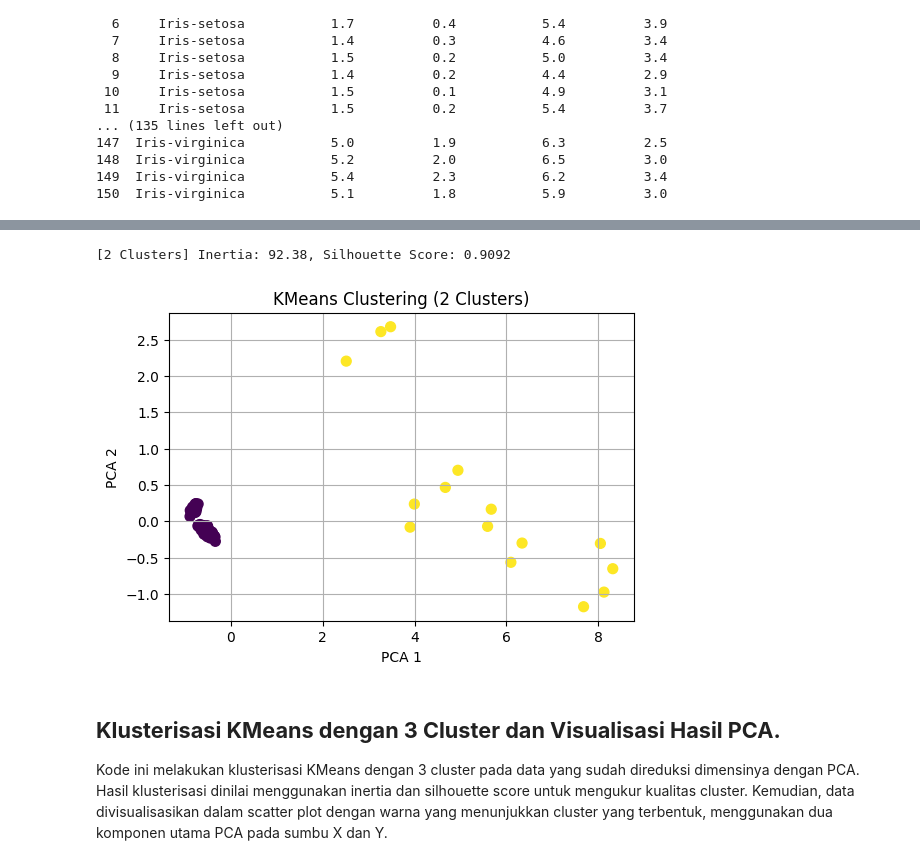
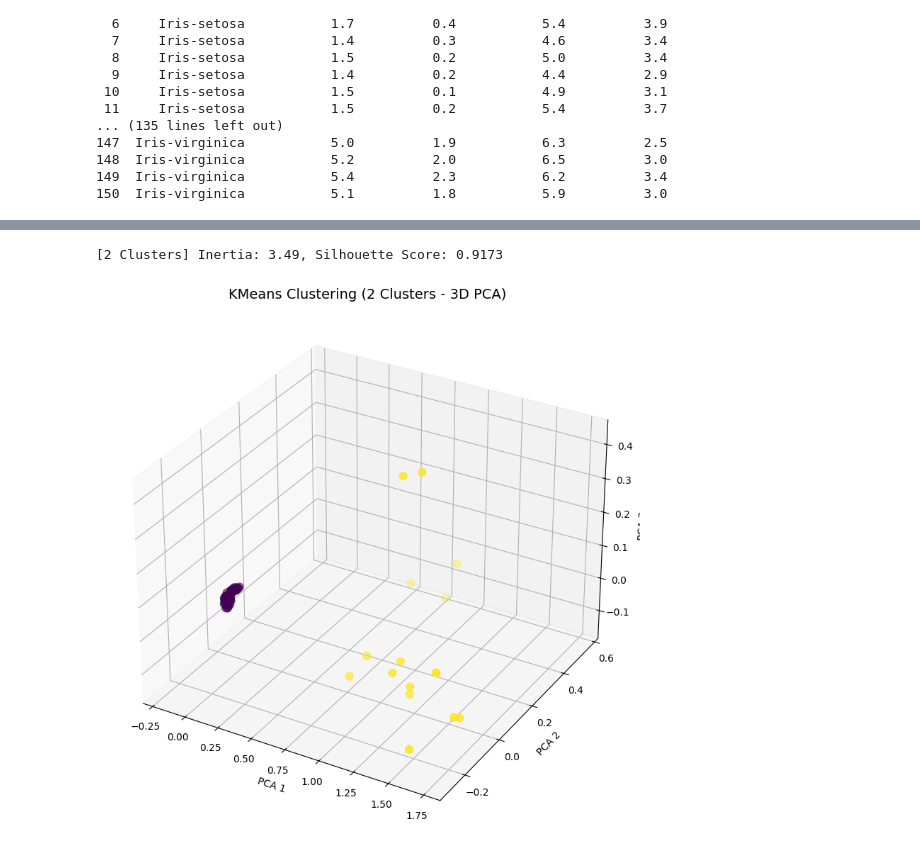
Before and after one commit to silviarenatasuwandi/pendata, a Jupyter notebook: _sources/KMeans.ipynb, the cells around one changed output, grey strips where cells are left out. Drawn from its saved outputs; the diff is of its cells as text; code cells hidden in the pictures.

```diff
--- a/_sources/KMeans.ipynb
+++ b/_sources/KMeans.ipynb
@@ -84,14 +218,18 @@ Kode ini digunakan untuk mempersiapkan data agar dapat divisualisasikan dalam 2
 # %%
-from sklearn.preprocessing import StandardScaler
+from sklearn.preprocessing import StandardScaler, MinMaxScaler
 from sklearn.decomposition import PCA
 
 # Drop kolom non-numerik
 features = df_merged.drop(columns=['id', 'class'])
 
-# Normalisasi
-scaler = StandardScaler()
-scaled_features = scaler.fit_transform(features)
+# StandardScaler
+standard_scaler = StandardScaler()
+standard_scaled = standard_scaler.fit_transform(features)
+standard_pca = PCA(n_components=2)
+standard_reduced = standard_pca.fit_transform(standard_scaled)
 
-# Reduksi dimensi untuk visualisasi
-pca = PCA(n_components=2)
-reduced_features = pca.fit_transform(scaled_features)
+# MinMaxScaler
+minmax_scaler = MinMaxScaler()
+minmax_scaled = minmax_scaler.fit_transform(features)
+minmax_pca = PCA(n_components=2)
+minmax_reduced = minmax_pca.fit_transform(minmax_scaled)
@@ -102,30 +278,37 @@ Kode ini melakukan klusterisasi KMeans dengan 2 cluster pada data yang telah dir
 # %%
 import matplotlib.pyplot as plt
 from sklearn.cluster import KMeans
 from sklearn.metrics import silhouette_score
+from sklearn.decomposition import PCA
+from mpl_toolkits.mplot3d import Axes3D  # Required for 3D plotting
+
+# PCA 3D
+pca_3d = PCA(n_components=3)
+minmax_reduced_3d = pca_3d.fit_transform(minmax_scaled)
 
 # KMeans dengan 2 cluster
 kmeans_2 = KMeans(n_clusters=2, random_state=42, n_init=10)
-labels_2 = kmeans_2.fit_predict(scaled_features)
+labels_2 = kmeans_2.fit_predict(minmax_reduced_3d)
 
-# Metode evaluasi
+# Evaluasi
 inertia_2 = kmeans_2.inertia_
-silhouette_2 = silhouette_score(scaled_features, labels_2)
+silhouette_2 = silhouette_score(minmax_scaled, labels_2)
 
 print(f"[2 Clusters] Inertia: {inertia_2:.2f}, Silhouette Score: {silhouette_2:.4f}")
 
-# Visualisasi
-plt.figure(figsize=(6, 4))
-plt.scatter(reduced_features[:, 0], reduced_features[:, 1], c=labels_2, cmap='viridis', s=50)
-plt.title("KMeans Clustering (2 Clusters)")
-plt.xlabel("PCA 1")
-plt.ylabel("PCA 2")
+# Visualisasi 3D (ukuran diperbesar)
+fig = plt.figure(figsize=(12, 8))  # Lebar dan tinggi ditingkatkan
+ax = fig.add_subplot(111, projection='3d')
+sc = ax.scatter(minmax_reduced_3d[:, 0], minmax_reduced_3d[:, 1], minmax_reduced_3d[:, 2],
+                c=labels_2, cmap='viridis', s=60)
+
+ax.set_title("KMeans Clustering (2 Clusters - 3D PCA)", fontsize=14)
+ax.set_xlabel("PCA 1")
+ax.set_ylabel("PCA 2")
+ax.set_zlabel("PCA 3")
+plt.tight_layout()
 plt.grid(True)
 plt.show()
 # %% [output]
-[2 Clusters] Inertia: 92.38, Silhouette Score: 0.9092
+[2 Clusters] Inertia: 3.49, Silhouette Score: 0.9173
-[figure, old version]
+[figure, new version]
-# %% [markdown]
-## **Klusterisasi KMeans dengan 3 Cluster dan Visualisasi Hasil PCA.**
-
-Kode ini melakukan klusterisasi KMeans dengan 3 cluster pada data yang sudah direduksi dimensinya dengan PCA. Hasil klusterisasi dinilai menggunakan inertia dan silhouette score untuk mengukur kualitas cluster. Kemudian, data divisualisasikan dalam scatter plot dengan warna yang menunjukkan cluster yang terbentuk, menggunakan dua komponen utama PCA pada sumbu X dan Y.
```
Also changed, not shown: parts of 17 cells of this notebook, 11 other files.
